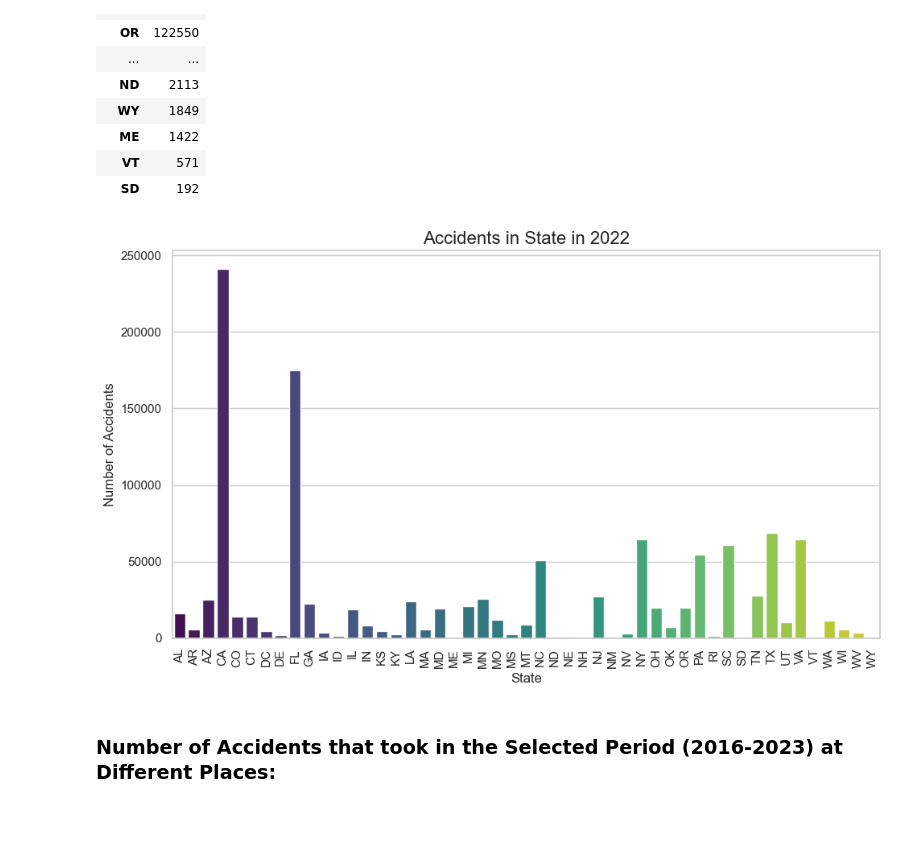
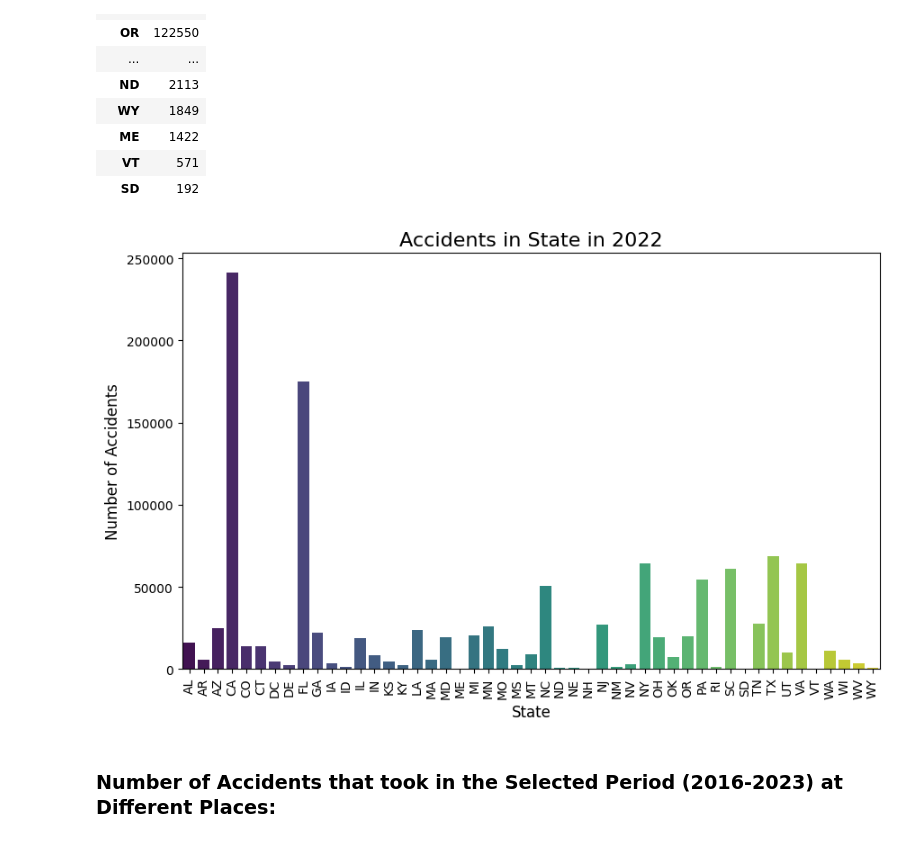
Before and after one commit to hackerx20/US_Accident-2016-2023-Analysis, a Jupyter notebook: US_Accident_Analysis.ipynb, the cells around one changed output. Saved outputs shown, nothing was run; the diff lists cells and outputs as text; code cells hidden in the pictures.

```diff
--- a/US_Accident_Analysis.ipynb
+++ b/US_Accident_Analysis.ipynb
@@ -107,5 +115,4 @@ Creating a new Dataset for EDA!
 df["Start_Time"] = pd.to_datetime(df['Start_Time'], errors='coerce')
 df.dropna(subset=["Start_Time"], inplace=True)
 df['Year'] = df['Start_Time'].dt.year
-df['Month'] = df['Start_Time'].dt.month
 # %%
@@ -160,10 +170,10 @@ df_severity = df_eda[df_eda['Severity'] == severity]
 Severity_accidents = df_severity.groupby('Year').size().reset_index(name='Accident_Count')
 
 # Set up the seaborn style
-sns.set(style="whitegrid")
+# sns.set(style="whitegrid")
 
 # Create the bar plot
-plt.figure(figsize=(10, 6))
+# plt.figure(figsize=(10, 6))
 sns.barplot(x='Year', y='Accident_Count', data=Severity_accidents, palette='viridis')
 
 # Customize the plot
@@ -173,6 +183,6 @@ plt.ylabel('Number of Accidents', fontsize=12)
 plt.tick_params(axis='x', rotation=90)  # Rotate the x-axis labels for readability
 
 # Display the plot
-plt.tight_layout()  # Adjust layout to fit everything
+# plt.tight_layout()  # Adjust layout to fit everything
 plt.show()
 # %% [output]
@@ -185,10 +195,10 @@ df_severity = df_eda[df_eda['Severity'] == severity]
 Severity_accidents = df_severity.groupby('State').size().reset_index(name='Accident_Count')
 
 # Set up the seaborn style
-sns.set(style="whitegrid")
+# sns.set(style="whitegrid")
 
 # Create the bar plot
-plt.figure(figsize=(10, 6))
+plt.figure(figsize=(10, 4))
 sns.barplot(x='State', y='Accident_Count', data=Severity_accidents, palette='viridis')
 
 # Customize the plot
@@ -198,6 +208,6 @@ plt.ylabel('Number of Accidents', fontsize=12)
 plt.tick_params(axis='x', rotation=90)  # Rotate the x-axis labels for readability
 
 # Display the plot
-plt.tight_layout()  # Adjust layout to fit everything
+# plt.tight_layout()  # Adjust layout to fit everything
 plt.show()
 # %% [output]
@@ -222,23 +229,0 @@ Most no. of Accidents took place in the year 2021 and 2022. And Least no. of Acc
-# %%
-year = 2022
-df_year = df_eda[df_eda['Year'] == year]
-
-# Aggregate accident counts by state
-year_accidents = df_year.groupby('Month').size().reset_index(name='Accident_Count')
-
-# Set up the seaborn style
-sns.set(style="whitegrid")
-
-# Create the bar plot
-plt.figure(figsize=(10, 6))
-sns.barplot(x='Month', y='Accident_Count', data=year_accidents, palette='viridis')
-
-# Customize the plot
-plt.title(f'Accidents by Month in {year}', fontsize=16)
-plt.xlabel('Month', fontsize=12)
-plt.ylabel('Number of Accidents', fontsize=12)
-plt.tick_params(axis='x', rotation=90)  # Rotate the x-axis labels for readability
-
-# Display the plot
-plt.tight_layout()  # Adjust layout to fit everything
-plt.show()
@@ -270,27 +253,20 @@ df['State'].value_counts().to_frame().style.bar(cmap=cmap)
 # %%
 year =2022
 df_year = df[df['Year'] == year]
 
 # Aggregate accident counts by state
 state_accidents = df_year.groupby('State').size().reset_index(name='Accident_Count')
 
-# Set up the seaborn style
-sns.set(style="whitegrid")
-
-# Create the bar plot
 plt.figure(figsize=(10, 6))
 sns.barplot(x='State', y='Accident_Count', data=state_accidents, palette='viridis')
 
 # Customize the plot
 plt.title(f'Accidents in State in {year}', fontsize=16)
 plt.xlabel('State', fontsize=12)
 plt.ylabel('Number of Accidents', fontsize=12)
-plt.tick_params(axis='x', rotation=90)  # Rotate the x-axis labels for readability
-
-# Display the plot
-plt.tight_layout()  # Adjust layout to fit everything
+plt.tick_params(axis='x', rotation=90)
 plt.show()
 # %% [output]
-[figure, old version]
+[figure, new version]
 # %% [markdown]
 ### Number of Accidents that took in the Selected Period (2016-2023) at Different Places:
```
Also changed, not shown: parts of 82 cells of this notebook, 6 other files.
